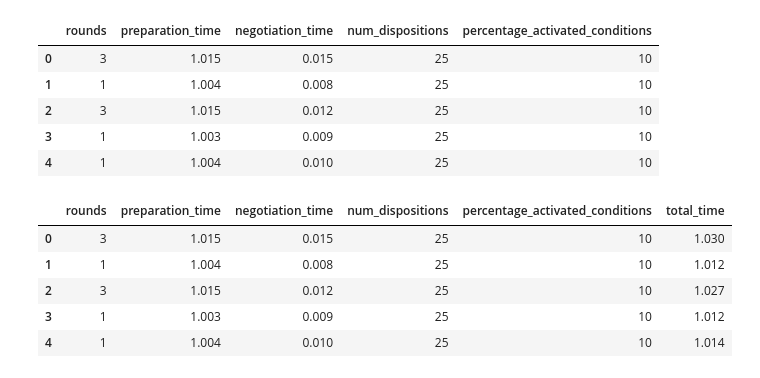
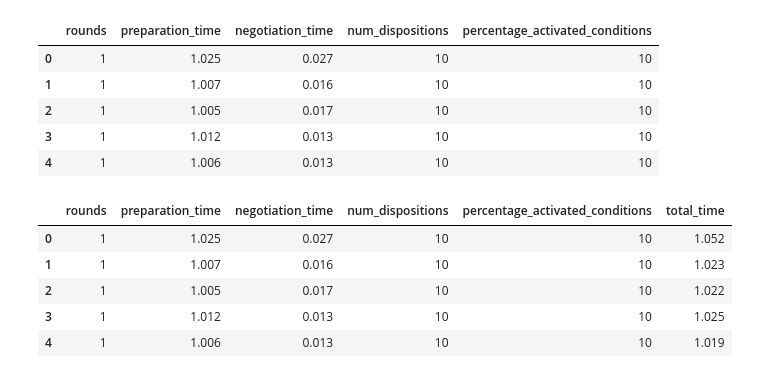
Before and after one commit to reichern/robethichor-self-negotiation, a Jupyter notebook: evaluation/scalability.ipynb, the cells around one changed output. Saved outputs shown, nothing was run; the diff lists cells and outputs as text; code cells hidden in the pictures.

```diff
--- a/evaluation/scalability.ipynb
+++ b/evaluation/scalability.ipynb
@@ -5,48 +5,48 @@ import matplotlib.pyplot as plt
 # %%
 # read data from scalability test run
 data = []
 
 # pattern = r'Gazebo: \S. Negotiation rounds: (?P<rounds>\d+). Preparation time: (?P<prep_time>\d+\.\d+) seconds. Negotiation time: (?P<time>\d+\.\d+) seconds. Result: (?P<result>\S+). Goal: {"goal": "Scalability test! (?P<dispositions>\d+) dispositions, (?P<activated_cond>\d+) activated conditions, *?'
 pattern = r'Negotiation rounds: (?P<rounds>\d+). Preparation time: (?P<prep_time>\d+\.\d+) seconds. Negotiation time: (?P<time>\d+\.\d+) seconds. Result: (?P<result>\S+). Goal: {"goal": "Scalability test! (?P<dispositions>\d+) dispositions, (?P<activated_cond>\d+) activated conditions, *?'
 
-log_file_path = '../results/scalability_v1.log'
+log_file_path = '../results/scalability.log'
 #  sim_files = [os.path.join('../results', f) for f in os.listdir('../results')]
 
 # for log_file_path in sim_files:
 with open(log_file_path, 'r') as file:
     for line in file:
         match = re.search(pattern, line)
         if match:
             rounds = int(match.group("rounds")) // 2 + (int(match.group("rounds")) % 2 > 0)
             prep_time = float(match.group("prep_time"))
             time = float(match.group("time"))
             dispositions = int(match.group("dispositions"))
             activated_conditions = int(match.group("activated_cond"))
 
             data.append({"rounds": rounds, "preparation_time": prep_time, "negotiation_time": time, "num_dispositions": dispositions, "percentage_activated_conditions": activated_conditions})
         else:
             print("Diverging result: ")
             print(line)
 df = pd.DataFrame(data)
 df.head()
 # %% [output]
 |  | rounds | preparation_time | negotiation_time | num_dispositions | percentage_activated_conditions |
-| 0 | 3 | 1.015 | 0.015 | 25 | 10 |
-| 1 | 1 | 1.004 | 0.008 | 25 | 10 |
-| 2 | 3 | 1.015 | 0.012 | 25 | 10 |
-| 3 | 1 | 1.003 | 0.009 | 25 | 10 |
-| 4 | 1 | 1.004 | 0.010 | 25 | 10 |
+| 0 | 1 | 1.025 | 0.027 | 10 | 10 |
+| 1 | 1 | 1.007 | 0.016 | 10 | 10 |
+| 2 | 1 | 1.005 | 0.017 | 10 | 10 |
+| 3 | 1 | 1.012 | 0.013 | 10 | 10 |
+| 4 | 1 | 1.006 | 0.013 | 10 | 10 |
 # %%
 # sum up negotiation and preparation time
 df["total_time"] = df["preparation_time"] + df["negotiation_time"]
 df.head()
 # %% [output]
 |  | rounds | preparation_time | negotiation_time | num_dispositions | percentage_activated_conditions | total_time |
-| 0 | 3 | 1.015 | 0.015 | 25 | 10 | 1.030 |
-| 1 | 1 | 1.004 | 0.008 | 25 | 10 | 1.012 |
-| 2 | 3 | 1.015 | 0.012 | 25 | 10 | 1.027 |
-| 3 | 1 | 1.003 | 0.009 | 25 | 10 | 1.012 |
-| 4 | 1 | 1.004 | 0.010 | 25 | 10 | 1.014 |
+| 0 | 1 | 1.025 | 0.027 | 10 | 10 | 1.052 |
+| 1 | 1 | 1.007 | 0.016 | 10 | 10 | 1.023 |
+| 2 | 1 | 1.005 | 0.017 | 10 | 10 | 1.022 |
+| 3 | 1 | 1.012 | 0.013 | 10 | 10 | 1.025 |
+| 4 | 1 | 1.006 | 0.013 | 10 | 10 | 1.019 |
 # %%
 dispositions_list = df["num_dispositions"].unique()
 conditions_list = df["percentage_activated_conditions"].unique()
```
Also changed, not shown: parts of 7 cells of this notebook, 9 other files.
